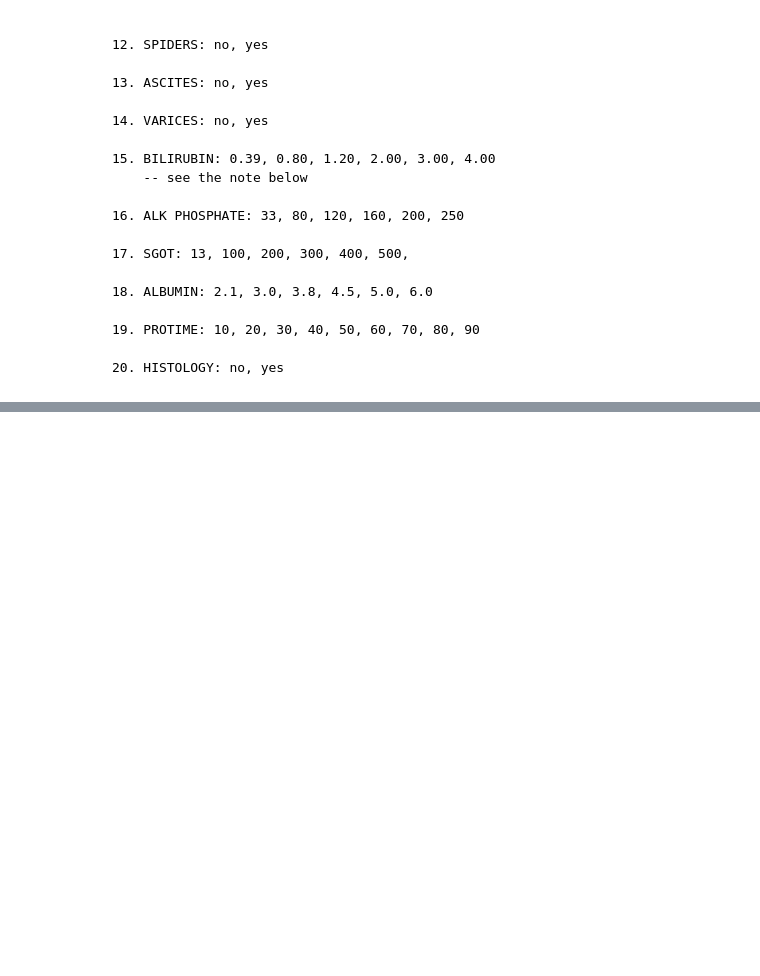
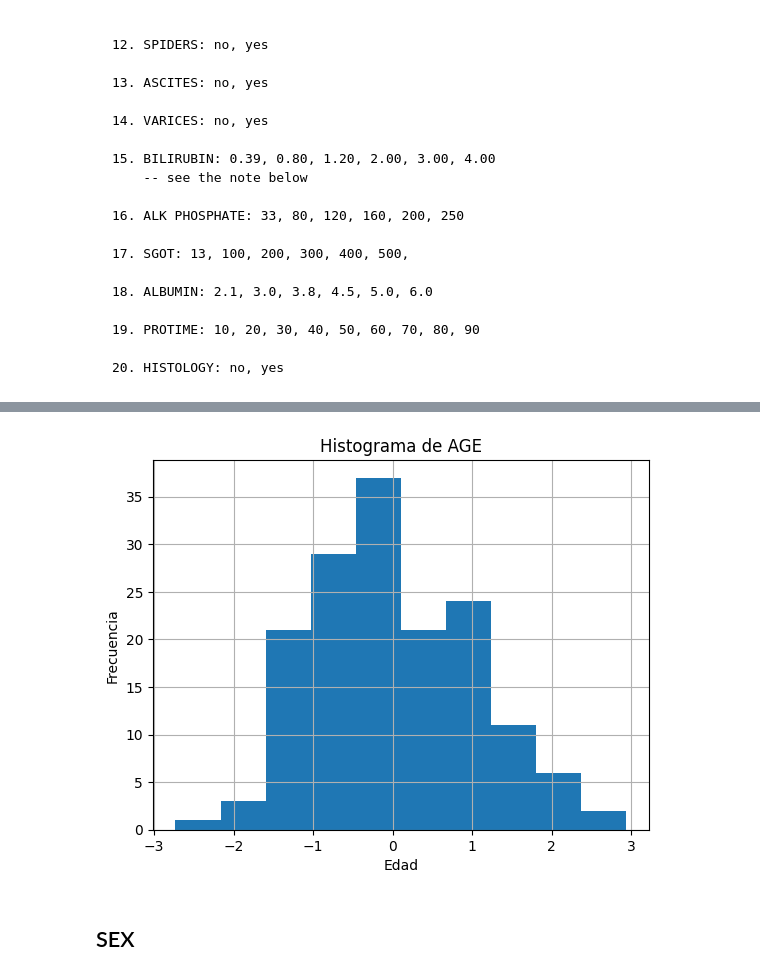
Before and after one commit to phobbins/AnalisisDatos, a Jupyter notebook: Proyecto/Hepatitis_Predict.ipynb, the cells around one changed output, grey strips where cells are left out. Drawn from its saved outputs; the diff is of its cells as text; code cells hidden in the pictures; blank space fills up the shorter version.

```diff
--- a/Proyecto/Hepatitis_Predict.ipynb
+++ b/Proyecto/Hepatitis_Predict.ipynb
@@ -90,0 +159,10 @@ Index(['2', '30', '2.1', '1', '2.2', '2.3', '2.4', '2.5', '1.1', '2.6', '2.7',
+# %%
+df_hepatitis['AGE'].hist(bins=10)
+plt.xlabel('Edad')
+plt.ylabel('Frecuencia')
+plt.title('Histograma de AGE')
+plt.show()
+# %% [output]
+[figure, added]
+# %% [markdown]
+## SEX
```
Also changed, not shown: parts of 49 cells of this notebook.
